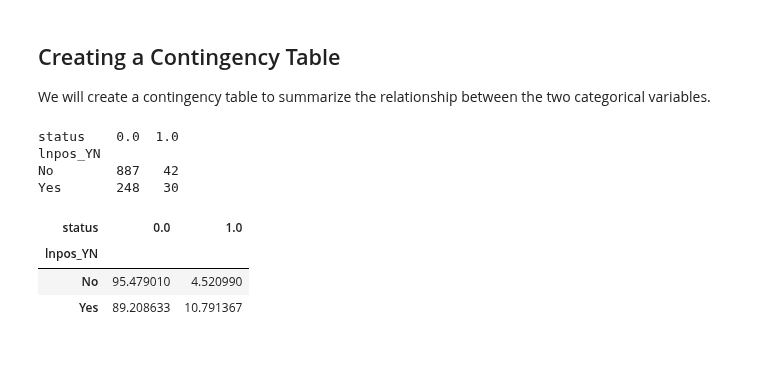
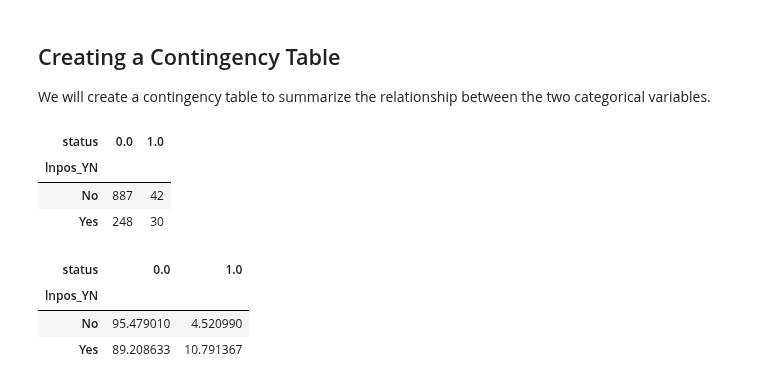
Before and after one commit to Sara9595/Kaggle, a Jupyter notebook: performing-statistical-tests-on-preprocessed-breast-cancer-dataset.ipynb, the cells around one changed output. Drawn from its saved outputs; the diff is of its cells as text; code cells hidden in the pictures; blank space fills up the shorter version.

```diff
--- a/performing-statistical-tests-on-preprocessed-breast-cancer-dataset.ipynb
+++ b/performing-statistical-tests-on-preprocessed-breast-cancer-dataset.ipynb
@@ -40,10 +40,10 @@ We will create a contingency table to summarize the relationship between the two
 # %%
 # Create a contingency table
 contingency_table = pd.crosstab(df['lnpos_YN'], df['status'])
-print(contingency_table)
+contingency_table
 # %% [output]
-status    0.0  1.0
-lnpos_YN
-No        887   42
-Yes       248   30
+| status | 0.0 | 1.0 |
+| lnpos_YN |  |  |
+| No | 887 | 42 |
+| Yes | 248 | 30 |
 # %%
```
Also changed, not shown: parts of 1 cell of this notebook.
